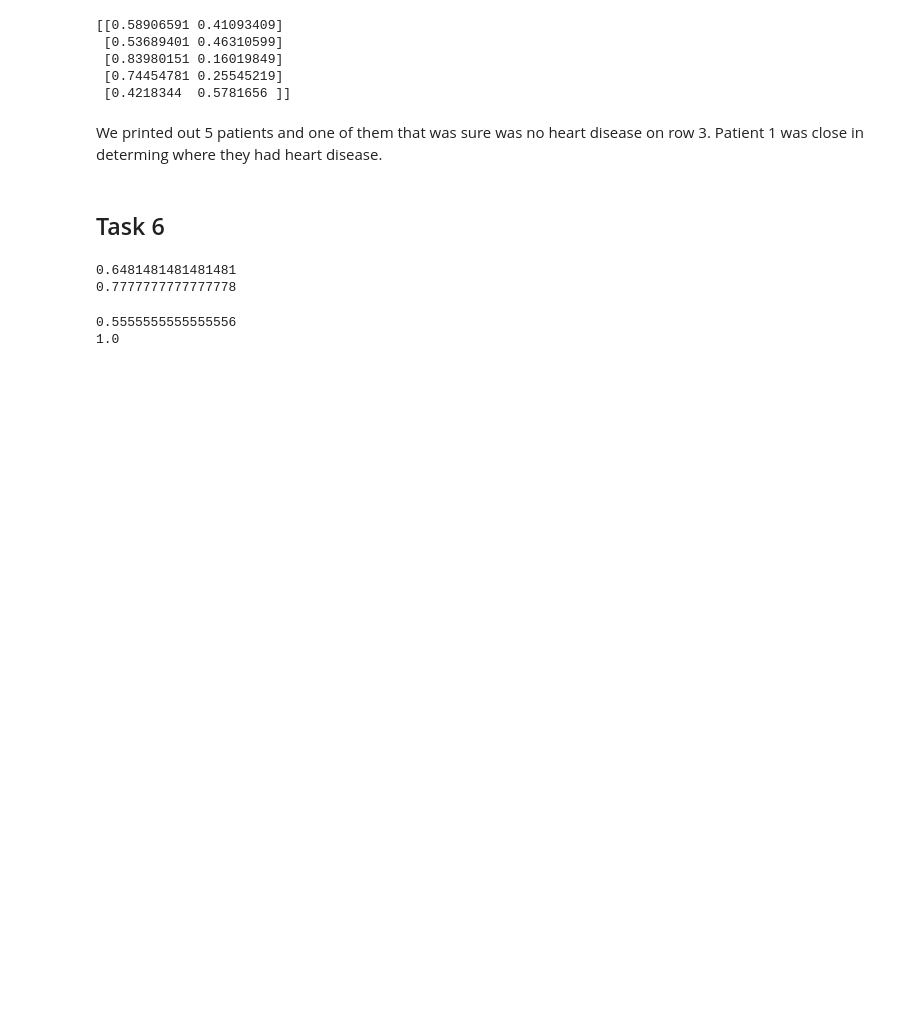
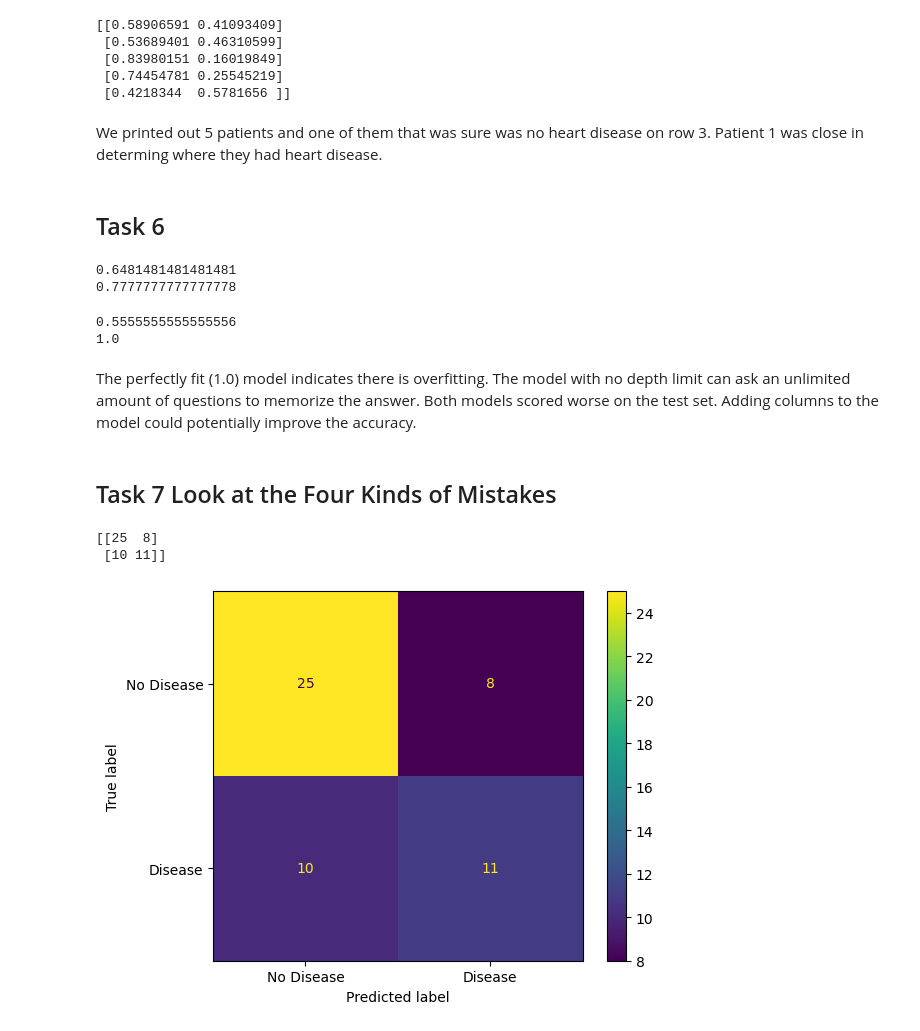
Before and after one commit to S-Shockley/ML-ClassificationModel, a Jupyter notebook: MLClassification.ipynb, the cells around one changed output. Drawn from its saved outputs; the diff is of its cells as text; code cells hidden in the pictures; blank space fills up the shorter version.

```diff
--- a/MLClassification.ipynb
+++ b/MLClassification.ipynb
@@ -104,3 +107,19 @@ print(dt_model_nolimit.score(X_train, y_train))
 # %% [output]
 0.5555555555555556
 1.0
+# %% [markdown]
+The perfectly fit (1.0) model indicates there is overfitting. The model with no depth limit can ask an unlimited amount of questions to memorize the answer. Both models scored worse on the test set. Adding columns to the model could potentially improve the accuracy.
+# %% [markdown]
+## Task 7 Look at the Four Kinds of Mistakes
+# %%
+cm = confusion_matrix( y_test, lr_pred)
+print(cm)
+# %% [output]
+[[25  8]
+ [10 11]]
+# %%
+disp = ConfusionMatrixDisplay( confusion_matrix=cm, display_labels=['No Disease', 'Disease'])
+disp.plot()
+plt.show()
+# %% [output]
+[figure, added]
```
Also changed, not shown: parts of 14 cells of this notebook.
